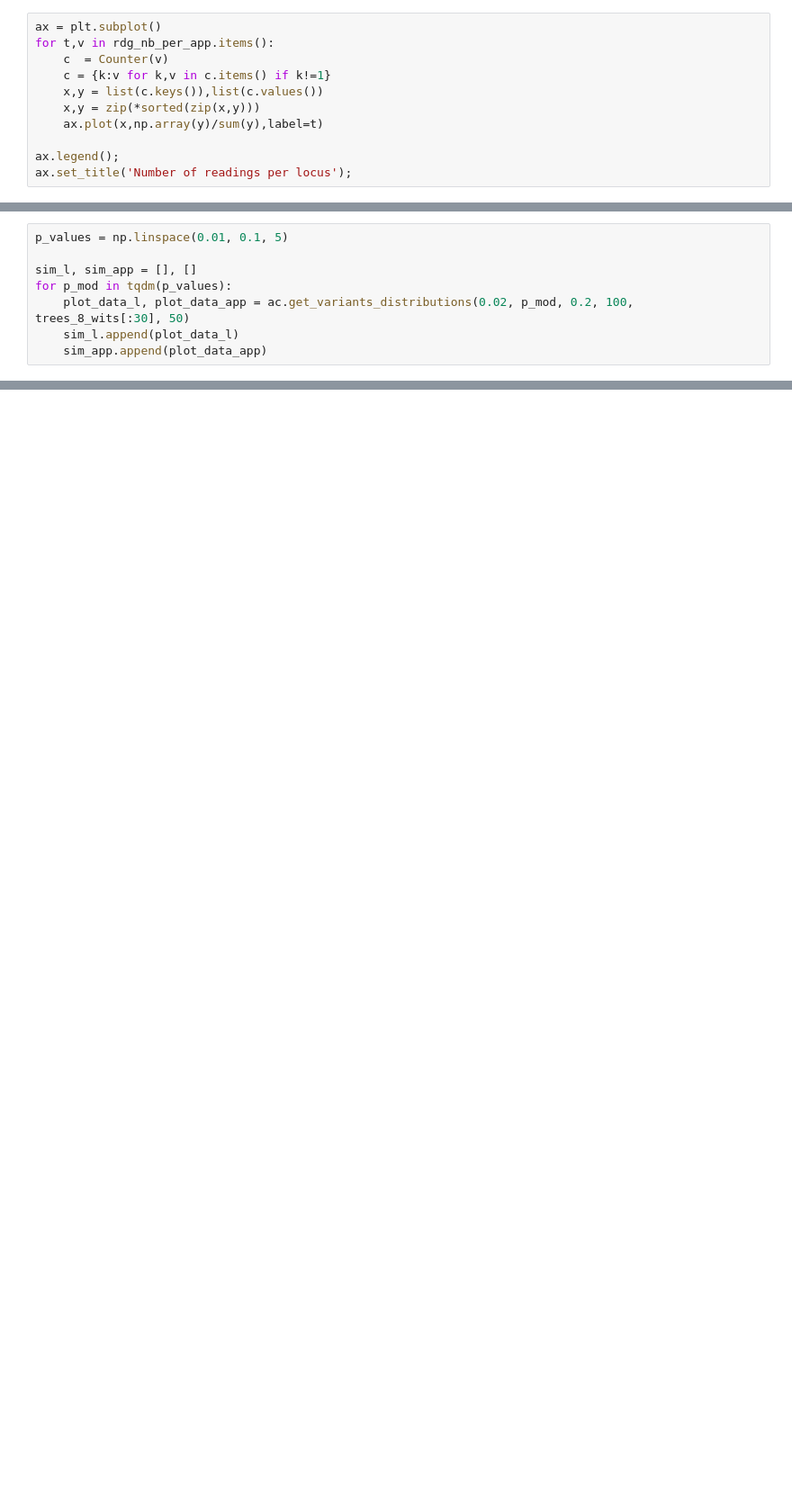
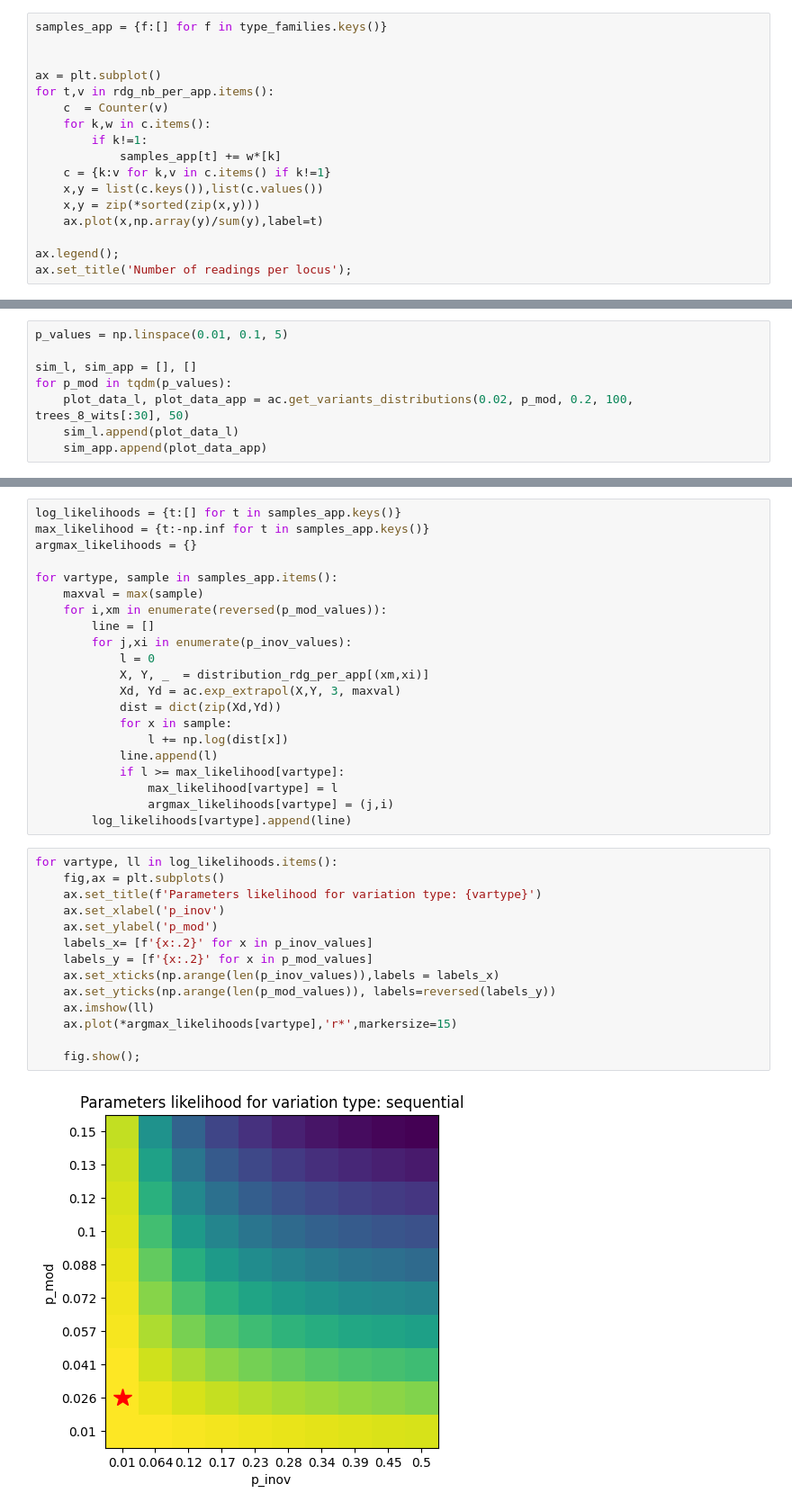
Before and after one commit to ugodreau/stemmatology_CHR-2027, a Jupyter notebook: texts_analysis.ipynb, the cells around one changed output, grey strips where cells are left out. Shown at 90% size. Cells and saved outputs as stored; diff of their text form; blank space fills up the shorter version.

```diff
--- a/texts_analysis.ipynb
+++ b/texts_analysis.ipynb
@@ -101,9 +110,15 @@ ax.set_title('Number of variant loci per verse');
 # %% [output]
 [figure]
 # %%
+samples_app = {f:[] for f in type_families.keys()}
+
+
 ax = plt.subplot()
 for t,v in rdg_nb_per_app.items():
     c  = Counter(v)
+    for k,w in c.items():
+        if k!=1:
+            samples_app[t] += w*[k]
     c = {k:v for k,v in c.items() if k!=1}
     x,y = list(c.keys()),list(c.values())
     x,y = zip(*sorted(zip(x,y)))
@@ -164,0 +201,37 @@ Text(0.5, 1.0, 'Number  of readings per locus')
+# %%
+log_likelihoods = {t:[] for t in samples_app.keys()}
+max_likelihood = {t:-np.inf for t in samples_app.keys()}
+argmax_likelihoods = {}
+
+for vartype, sample in samples_app.items():
+    maxval = max(sample)
+    for i,xm in enumerate(reversed(p_mod_values)):
+        line = []
+        for j,xi in enumerate(p_inov_values):
+            l = 0
+            X, Y, _  = distribution_rdg_per_app[(xm,xi)]
+            Xd, Yd = ac.exp_extrapol(X,Y, 3, maxval)
+            dist = dict(zip(Xd,Yd))
+            for x in sample:
+                l += np.log(dist[x])
+            line.append(l)
+            if l >= max_likelihood[vartype]:
+                max_likelihood[vartype] = l
+                argmax_likelihoods[vartype] = (j,i)
+        log_likelihoods[vartype].append(line)
+# %%
+for vartype, ll in log_likelihoods.items():
+    fig,ax = plt.subplots()
+    ax.set_title(f'Parameters likelihood for variation type: {vartype}')
+    ax.set_xlabel('p_inov')
+    ax.set_ylabel('p_mod')
+    labels_x= [f'{x:.2}' for x in p_inov_values]
+    labels_y = [f'{x:.2}' for x in p_mod_values]
+    ax.set_xticks(np.arange(len(p_inov_values)),labels = labels_x)
+    ax.set_yticks(np.arange(len(p_mod_values)), labels=reversed(labels_y))
+    ax.imshow(ll)
+    ax.plot(*argmax_likelihoods[vartype],'r*',markersize=15)
+
+    fig.show();
+# %% [output]
+[figure, added]
```
Also changed, not shown: parts of 7 cells of this notebook.
